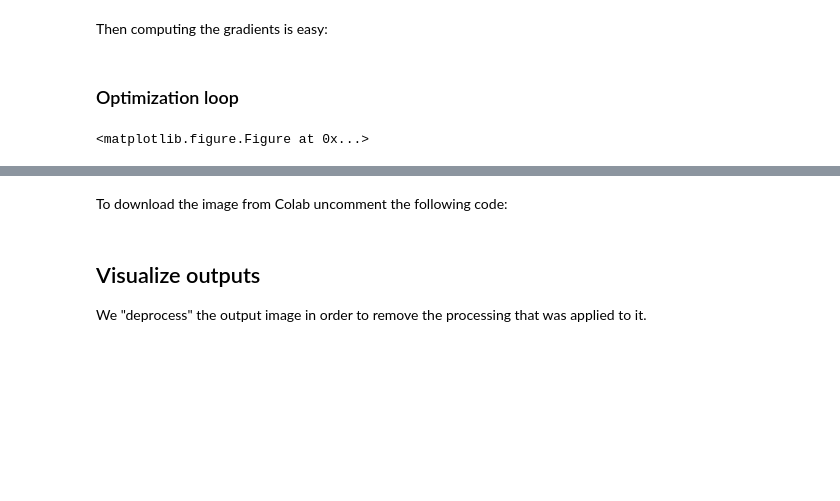
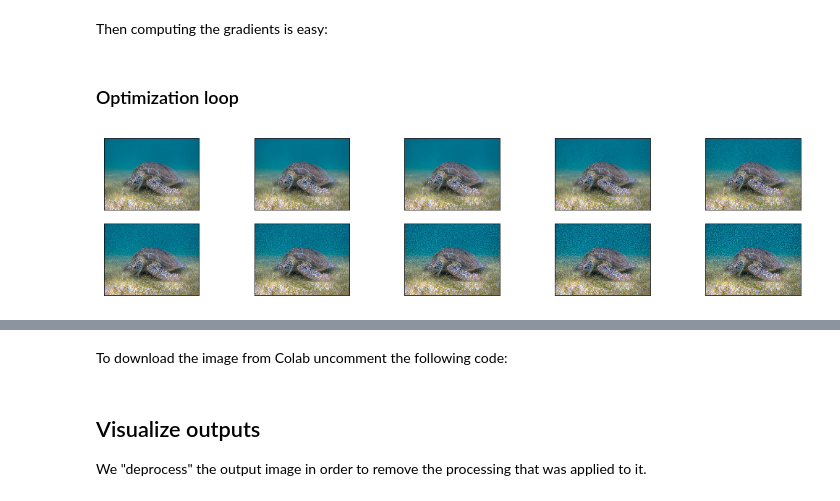
Before and after one commit to denocris/neural-style-transfer-talk, a Jupyter notebook: neural_style_transfer.ipynb, the cells around one changed output, grey strips where cells are left out. Cells and saved outputs as stored; diff of their text form; code cells hidden in the pictures; blank space fills up the shorter version.

```diff
--- a/neural_style_transfer.ipynb
+++ b/neural_style_transfer.ipynb
@@ -476,9 +511,9 @@ def run_style_transfer(content_path,
     return best_img, best_loss
 # %%
 best, best_loss = run_style_transfer(content_path,
-                                     style_path, num_iterations=100)
+                                     style_path, num_iterations=20)
 # %% [output]
-<matplotlib.figure.Figure at 0x...>
+[figure, added]
 # %%
 Image.fromarray(best)
 # %% [output]
```
Also changed, not shown: parts of 26 cells of this notebook, 7 other files.
